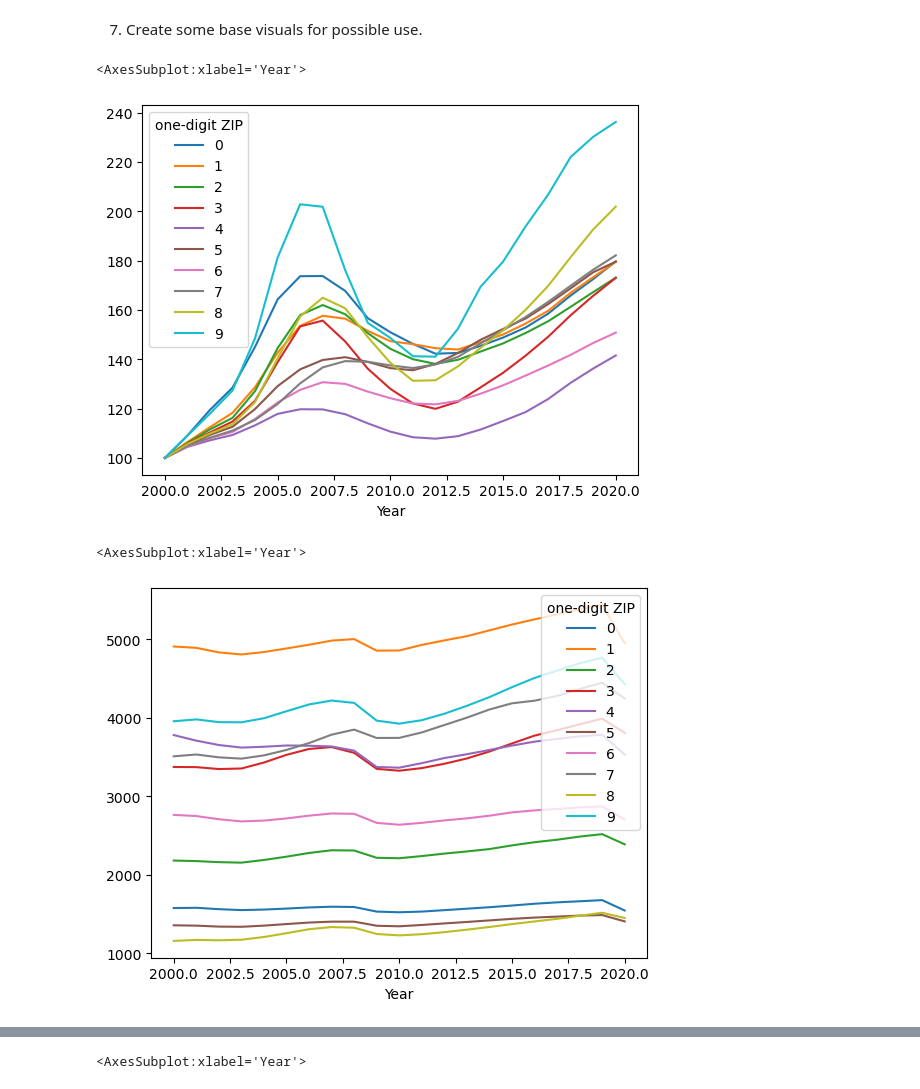
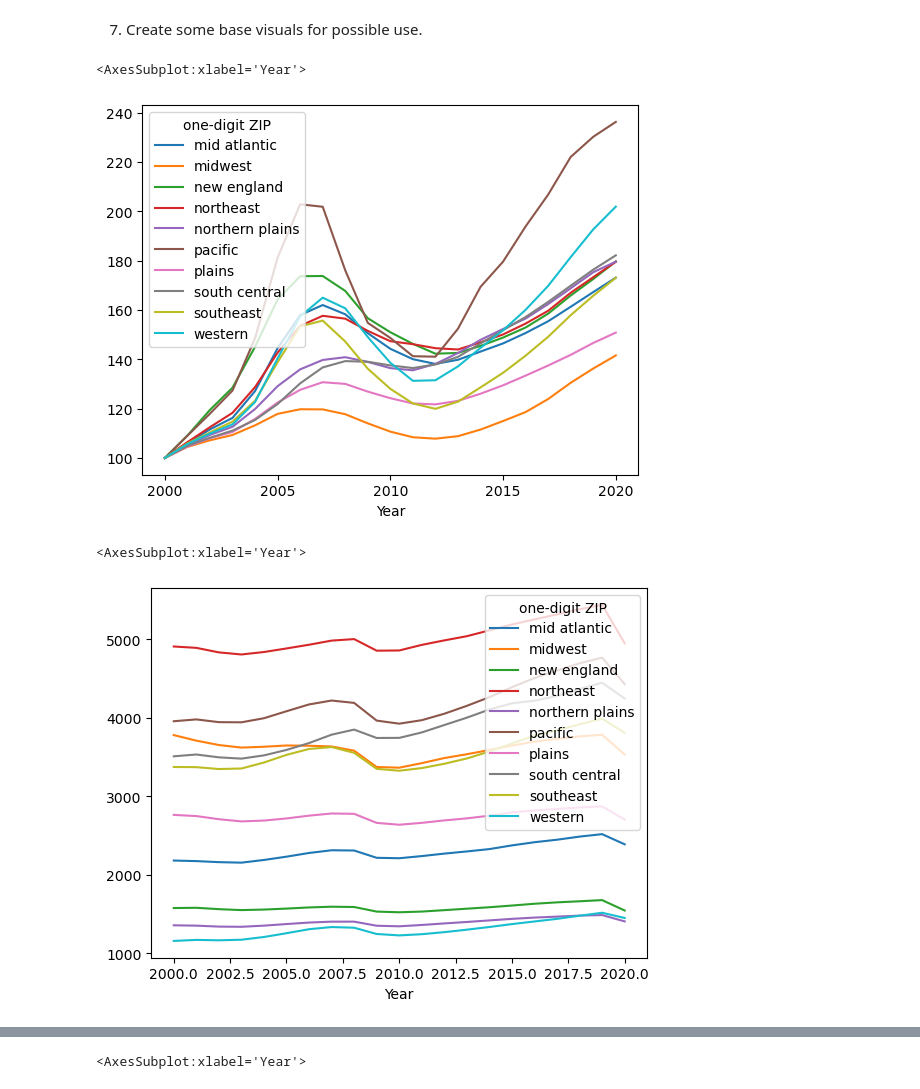
Before and after one commit to Brf0001/hpi_vs_jobgrowth, a Jupyter notebook: notebook/zip_vs_HPI.ipynb, the cells around one changed output, grey strips where cells are left out. Drawn from its saved outputs; the diff is of its cells as text; code cells hidden in the pictures.

```diff
--- a/notebook/zip_vs_HPI.ipynb
+++ b/notebook/zip_vs_HPI.ipynb
@@ -6,7 +6,7 @@ import seaborn as sns
 # %% [markdown]
 1. Upload all data being compared.
 # %%
-hpi=pd.read_csv('../data/hpi_2000-2020.csv')
+hpi=pd.read_csv('../data/corrected_hpi_2000-2020.csv')
 zip0=pd.read_csv('../data/zip0.csv')
 zip1=pd.read_csv('../data/zip1.csv')
 zip2=pd.read_csv('../data/zip2.csv')
@@ -20,16 +20,16 @@ zip9=pd.read_csv('../data/zip9.csv')
 # %% [markdown]
 2. Seperate HPI by single digit zip.
 # %%
-hpi_zip0=hpi[hpi['one-digit ZIP']==0]
-hpi_zip1=hpi[hpi['one-digit ZIP']==1]
-hpi_zip2=hpi[hpi['one-digit ZIP']==2]
-hpi_zip3=hpi[hpi['one-digit ZIP']==3]
-hpi_zip4=hpi[hpi['one-digit ZIP']==4]
-hpi_zip5=hpi[hpi['one-digit ZIP']==5]
-hpi_zip6=hpi[hpi['one-digit ZIP']==6]
-hpi_zip7=hpi[hpi['one-digit ZIP']==7]
-hpi_zip8=hpi[hpi['one-digit ZIP']==8]
-hpi_zip9=hpi[hpi['one-digit ZIP']==9]
+hpi_zip0=hpi[hpi['one-digit ZIP']=='new england']
+hpi_zip1=hpi[hpi['one-digit ZIP']=='northeast']
+hpi_zip2=hpi[hpi['one-digit ZIP']=='mid atlantic']
+hpi_zip3=hpi[hpi['one-digit ZIP']=='southeast']
+hpi_zip4=hpi[hpi['one-digit ZIP']=='midwest']
+hpi_zip5=hpi[hpi['one-digit ZIP']=='northern plains']
+hpi_zip6=hpi[hpi['one-digit ZIP']=='plains']
+hpi_zip7=hpi[hpi['one-digit ZIP']=='south central']
+hpi_zip8=hpi[hpi['one-digit ZIP']=='western']
+hpi_zip9=hpi[hpi['one-digit ZIP']=='pacific']
 # %% [markdown]
 3. Merge data on matching zips.
 # %%
@@ -65,14 +65,14 @@ employment_percent_pivot_table = pd.pivot_table(ZIP_VS_HPI, values='employment_b
 # %% [markdown]
 7. Create some base visuals for possible use.
 # %%
-HPI_2000_pivot_table.plot(kind='line')
+HPI_2000_pivot_table.plot(kind='line',xticks=[2000,2005,2010,2015,2020])
 # %% [output]
 <AxesSubplot:xlabel='Year'>
-[figure, old version]
+[figure, new version]
 # %%
 employment_percent_pivot_table.plot(kind='line')
 # %% [output]
 <AxesSubplot:xlabel='Year'>
-[figure, old version]
+[figure, new version]
 # %%
 HPI_Percent_change_since_2000_pivot_table = pd.pivot_table(ZIP_VS_HPI, values='Percent change since 2000', index='Year', columns='one-digit ZIP')
```
Also changed, not shown: parts of 12 cells of this notebook, 14 other files.
